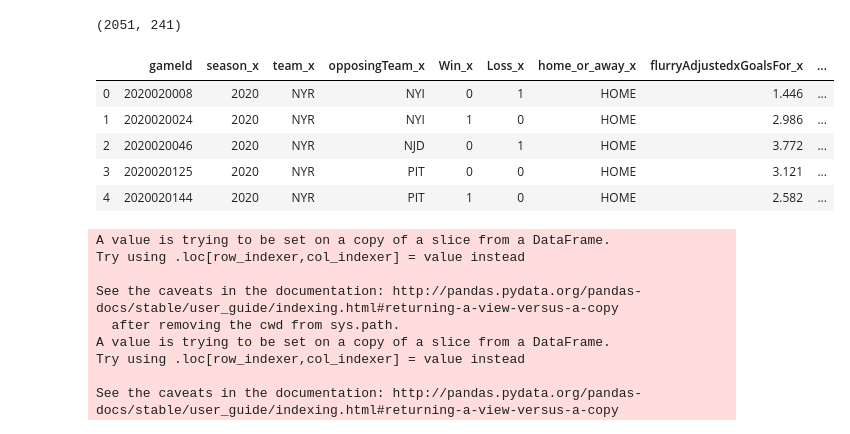
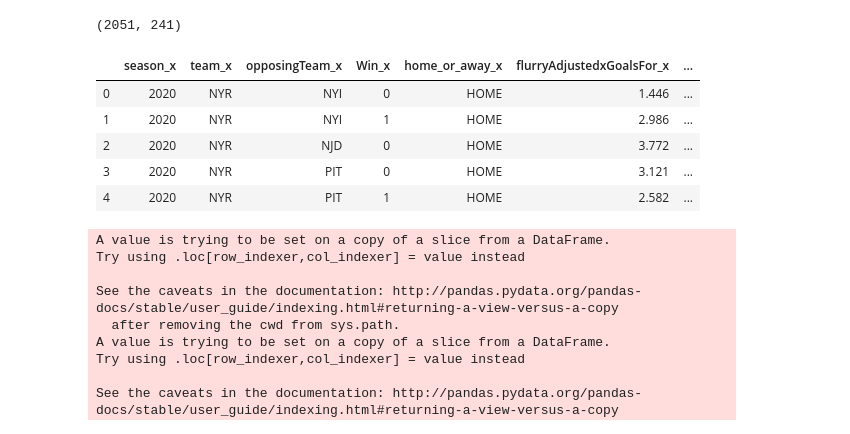
Before and after one commit to nanderson1982/NHL_Predicto, a Jupyter notebook: model/new_dataframe.ipynb, the cells around one changed output. Cells and saved outputs as stored; diff of their text form; code cells hidden in the pictures.

```diff
--- a/model/new_dataframe.ipynb
+++ b/model/new_dataframe.ipynb
@@ -109,26 +109,26 @@ master.shape
 # %%
 col_names = master.columns.values.tolist()
 # %%
-joined_df = master[['gameId', 'season_x', 'team_x', 'opposingTeam_x',
-                 'Win_x', 'Loss_x', 'home_or_away_x',
+joined_df = master[['season_x', 'team_x', 'opposingTeam_x',
+                 'Win_x', 'home_or_away_x',
                 # 'corsiPercentage_x','fenwickPercentage_x',
                 # 'corsiPercentage_y','fenwickPercentage_y',
                  'flurryAdjustedxGoalsFor_x', 'scoreVenueAdjustedxGoalsFor_x', 'flurryScoreVenueAdjustedxGoalsFor_x',
                  'flurryAdjustedxGoalsFor_y', 'scoreVenueAdjustedxGoalsFor_y', 'flurryScoreVenueAdjustedxGoalsFor_y',
                   'faceOffsWonFor_x','hitsFor_x','takeawaysFor_x','giveawaysFor_x',
                   'faceOffsWonFor_y','hitsFor_y','takeawaysFor_y','giveawaysFor_y',
                    'penaltiesFor_x', 'penalityMinutesFor_x',
                    'penaltiesFor_y','penalityMinutesFor_y'
 ]]
 
 joined_df.head()
 # %% [output]
-|  | gameId | season_x | team_x | opposingTeam_x | Win_x | Loss_x | home_or_away_x | flurryAdjustedxGoalsFor_x | ... |
-| 0 | 2020020008 | 2020 | NYR | NYI | 0 | 1 | HOME | 1.446 | ... |
-| 1 | 2020020024 | 2020 | NYR | NYI | 1 | 0 | HOME | 2.986 | ... |
-| 2 | 2020020046 | 2020 | NYR | NJD | 0 | 1 | HOME | 3.772 | ... |
-| 3 | 2020020125 | 2020 | NYR | PIT | 0 | 0 | HOME | 3.121 | ... |
-| 4 | 2020020144 | 2020 | NYR | PIT | 1 | 0 | HOME | 2.582 | ... |
+|  | season_x | team_x | opposingTeam_x | Win_x | home_or_away_x | flurryAdjustedxGoalsFor_x | ... |
+| 0 | 2020 | NYR | NYI | 0 | HOME | 1.446 | ... |
+| 1 | 2020 | NYR | NYI | 1 | HOME | 2.986 | ... |
+| 2 | 2020 | NYR | NJD | 0 | HOME | 3.772 | ... |
+| 3 | 2020 | NYR | PIT | 0 | HOME | 3.121 | ... |
+| 4 | 2020 | NYR | PIT | 1 | HOME | 2.582 | ... |
 # %%
 from sklearn import preprocessing
 le = preprocessing.LabelEncoder()
```
Also changed, not shown: parts of 2 cells of this notebook, 2 other files.
